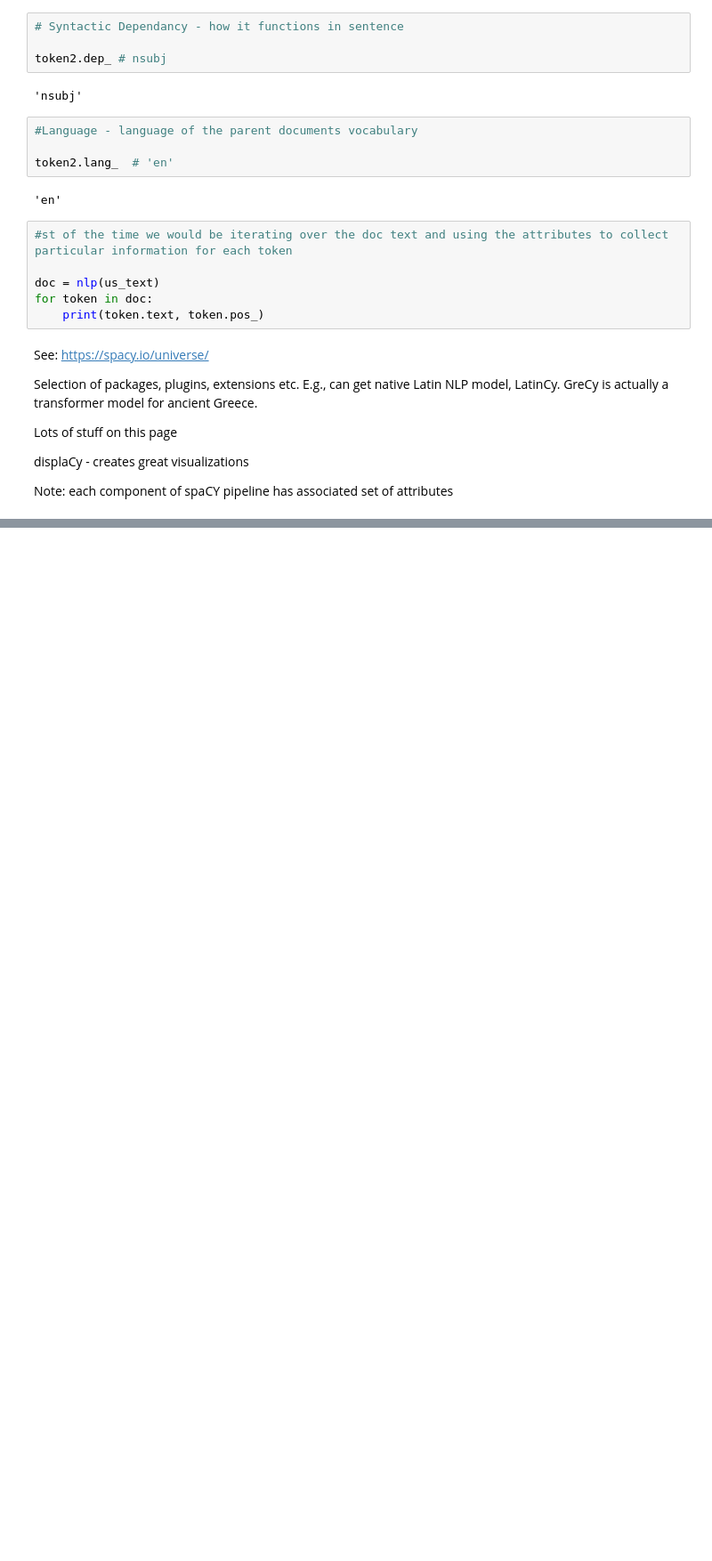
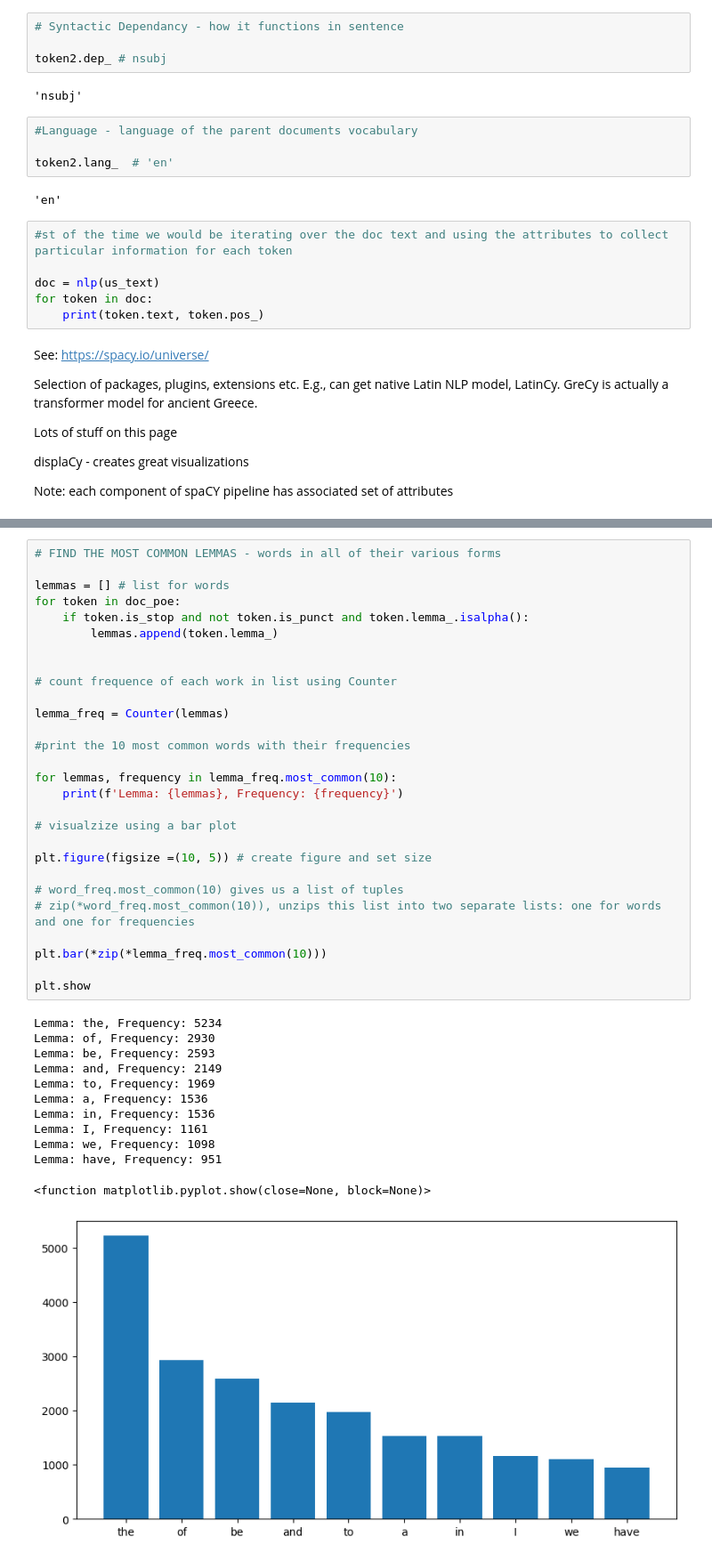
Before and after one commit to sconnin/Ithaka, a Jupyter notebook: spacy_1-2.ipynb, the cells around one changed output, grey strips where cells are left out. Shown at 89% size. Drawn from its saved outputs; the diff is of its cells as text; blank space fills up the shorter version.

```diff
--- a/spacy_1-2.ipynb
+++ b/spacy_1-2.ipynb
@@ -183,0 +352,41 @@ Note: each component of spaCY pipeline has associated set of attributes
+# %%
+# FIND THE MOST COMMON LEMMAS - words in all of their various forms
+
+lemmas = [] # list for words
+for token in doc_poe:
+    if token.is_stop and not token.is_punct and token.lemma_.isalpha():
+        lemmas.append(token.lemma_)
+
+
+# count frequence of each work in list using Counter
+
+lemma_freq = Counter(lemmas)
+
+#print the 10 most common words with their frequencies
+
+for lemmas, frequency in lemma_freq.most_common(10):
+    print(f'Lemma: {lemmas}, Frequency: {frequency}')
+
+# visualzize using a bar plot
+
+plt.figure(figsize =(10, 5)) # create figure and set size
+
+# word_freq.most_common(10) gives us a list of tuples
+# zip(*word_freq.most_common(10)), unzips this list into two separate lists: one for words and one for frequencies
+
+plt.bar(*zip(*lemma_freq.most_common(10)))
+
+plt.show
+# %% [output]
+Lemma: the, Frequency: 5234
+Lemma: of, Frequency: 2930
+Lemma: be, Frequency: 2593
+Lemma: and, Frequency: 2149
+Lemma: to, Frequency: 1969
+Lemma: a, Frequency: 1536
+Lemma: in, Frequency: 1536
+Lemma: I, Frequency: 1161
+Lemma: we, Frequency: 1098
+Lemma: have, Frequency: 951
+<function matplotlib.pyplot.show(close=None, block=None)>
+[figure, added]
```
Also changed, not shown: parts of 19 cells of this notebook.
